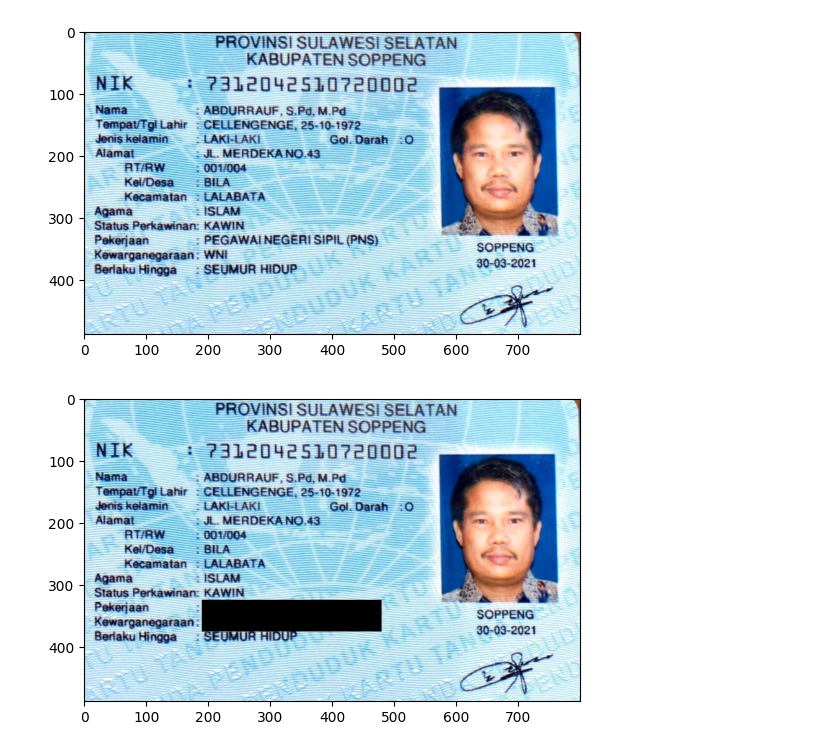
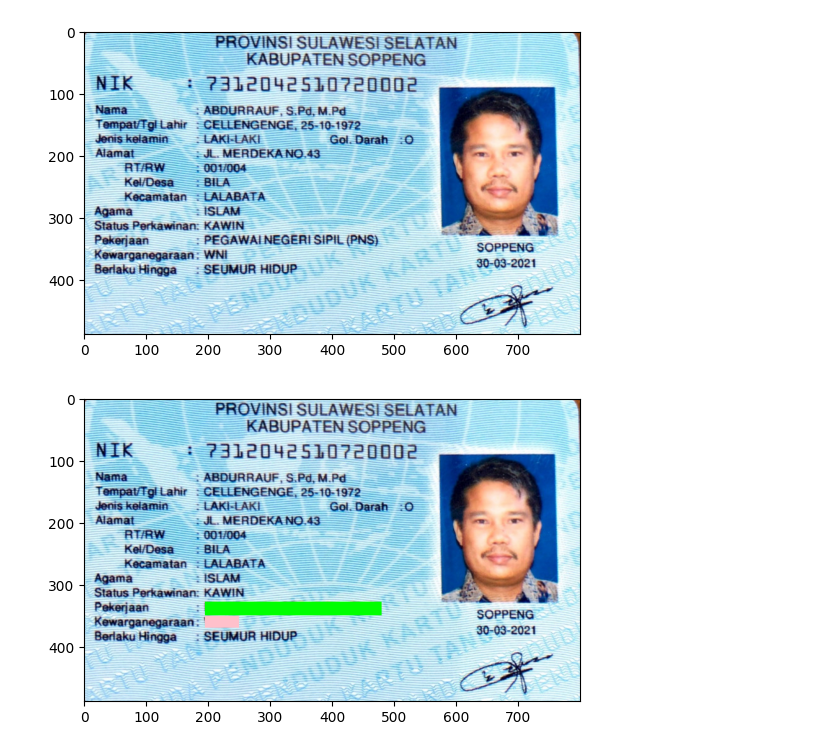
Before and after one commit to BramanTyamahedrawan/PCVK_pertemuan-1, a Jupyter notebook: Tugas_Pertemuan_1.ipynb, the cells around one changed output. Saved outputs shown, nothing was run; the diff lists cells and outputs as text; code cells hidden in the pictures.

```diff
--- a/Tugas_Pertemuan_1.ipynb
+++ b/Tugas_Pertemuan_1.ipynb
@@ -24,15 +29,20 @@ plt.show()
 # %%
 tinggi = image.shape[0]
 lebar = image.shape[1]
 
+image = cv.cvtColor(image, cv.COLOR_BGR2RGB)
 
 # membuat garis ditengah gambar dengan panjang tertentu
 
-for y in range (190, 480):
-  for x in range(325, 376):
-    image[x,y] = [0,0,0]
+for y in range (195, 480):
+  for x in range(328, 350):
+    image[x,y] = [0,255,0]
+
+for y in range (195, 250):
+  for x in range(351, 370):
+    image[x,y] = [203,192,255]
 
 plt.imshow(cv.cvtColor(image, cv.COLOR_BGR2RGB))
 plt.show()
 # %% [output]
-[figure, old version]
+[figure, new version]
```
Also changed, not shown: parts of 1 cell of this notebook.
